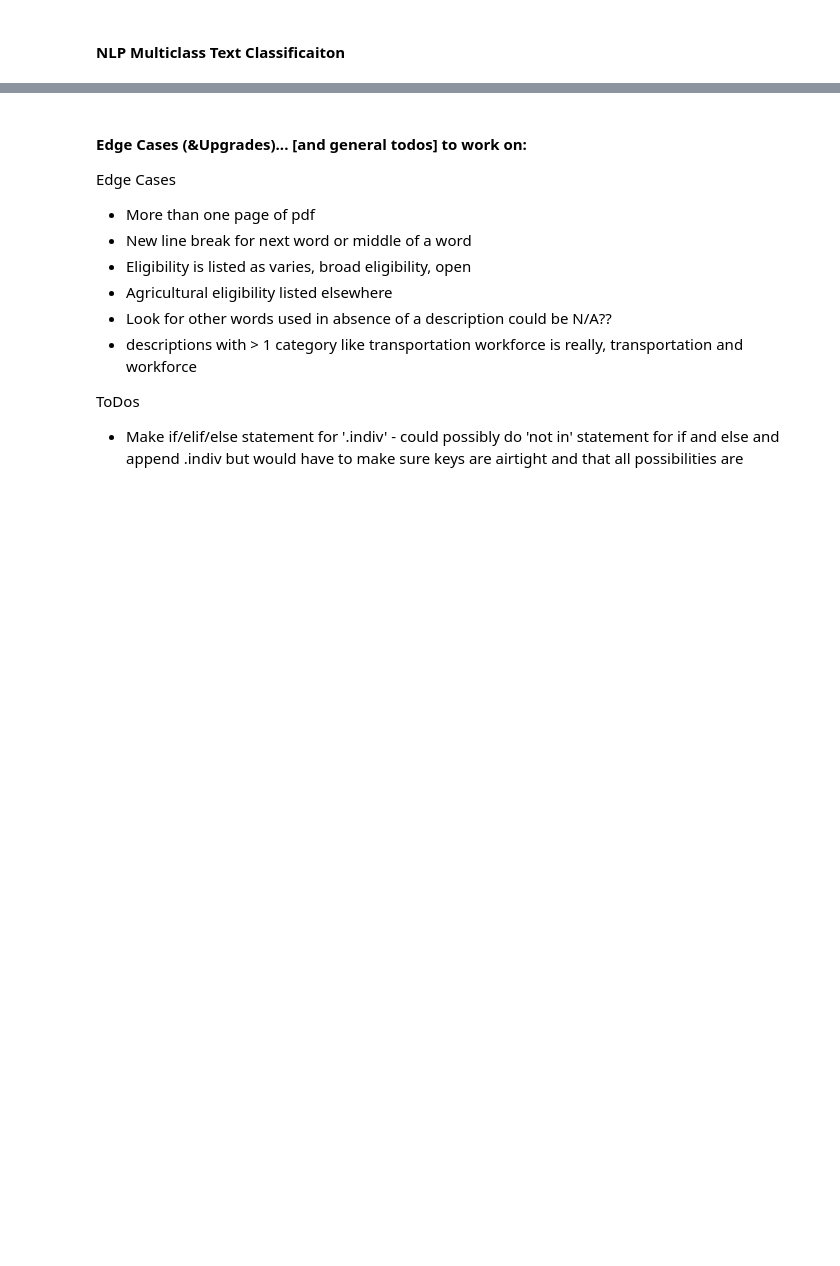
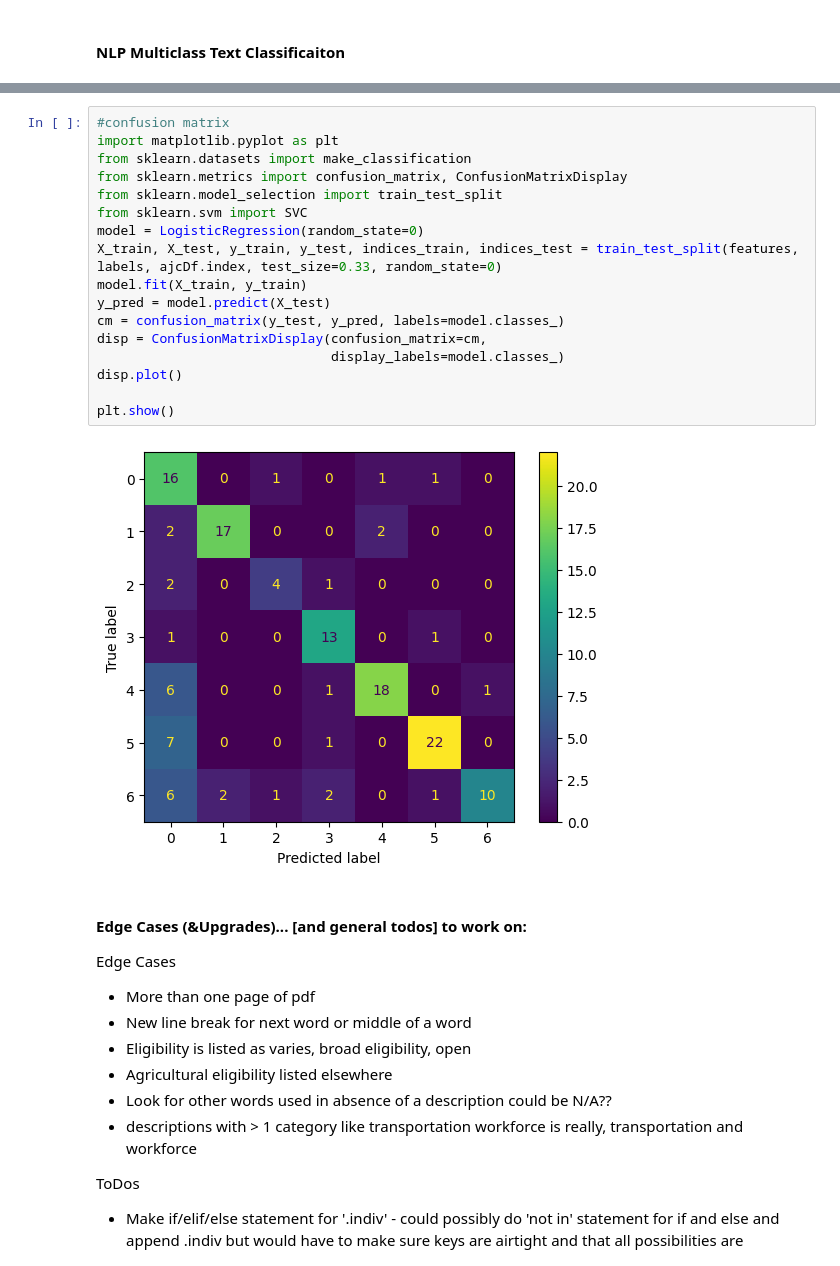
Before and after one commit to osiau/CEED, a Jupyter notebook: parse.ipynb, the cells around one changed output, grey strips where cells are left out. Saved outputs shown, nothing was run; the diff lists cells and outputs as text; blank space fills up the shorter version.

```diff
--- a/parse.ipynb
+++ b/parse.ipynb
@@ -251,3 +318,22 @@ plt.show()
+# %%
+#confusion matrix
+import matplotlib.pyplot as plt
+from sklearn.datasets import make_classification
+from sklearn.metrics import confusion_matrix, ConfusionMatrixDisplay
+from sklearn.model_selection import train_test_split
+from sklearn.svm import SVC
+model = LogisticRegression(random_state=0)
+X_train, X_test, y_train, y_test, indices_train, indices_test = train_test_split(features, labels, ajcDf.index, test_size=0.33, random_state=0)
+model.fit(X_train, y_train)
+y_pred = model.predict(X_test)
+cm = confusion_matrix(y_test, y_pred, labels=model.classes_)
+disp = ConfusionMatrixDisplay(confusion_matrix=cm,
+                              display_labels=model.classes_)
+disp.plot()
+
+plt.show()
+# %% [output]
+[figure, added]
 # %% [markdown]
 #### Edge Cases (&Upgrades)... [and general todos] to work on: ####
 
```
Also changed, not shown: parts of 9 cells of this notebook.
